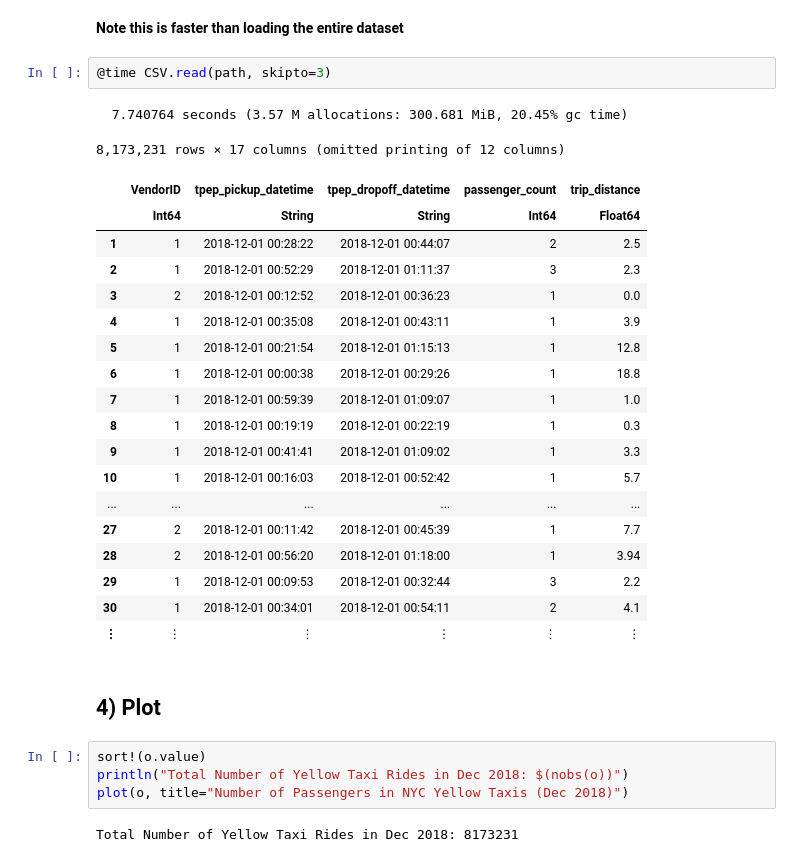
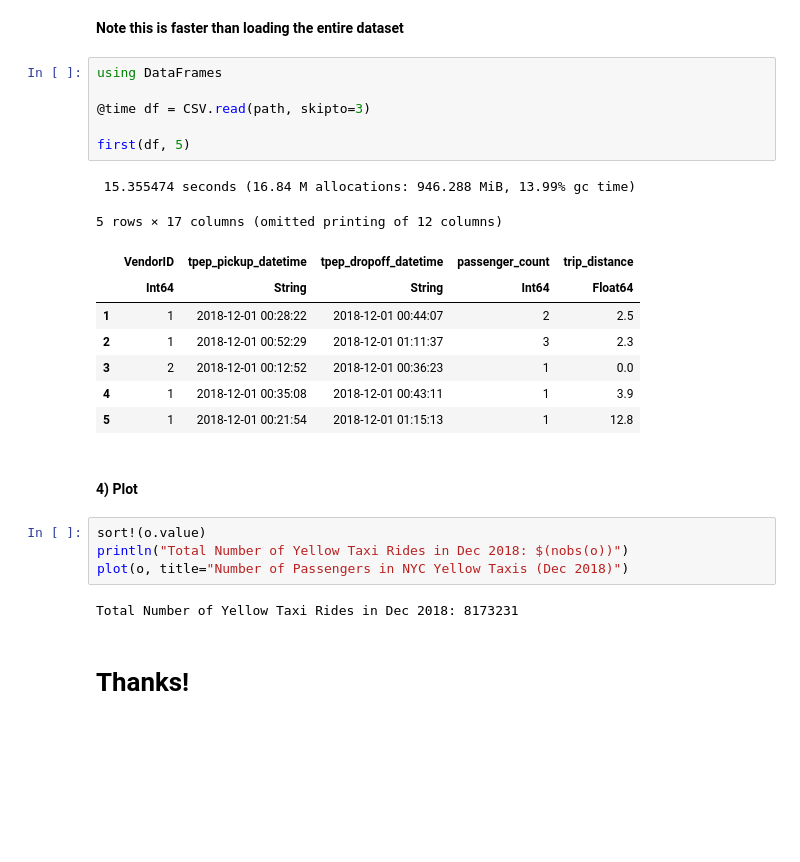
Before and after one commit to joshday/Talks, a Jupyter notebook: 2019/OnlineStats_JuliaMeetup/OnlineStats.ipynb, the cells around one changed output. Cells and saved outputs as stored; diff of their text form; blank space fills up the shorter version.

```diff
--- a/2019/OnlineStats_JuliaMeetup/OnlineStats.ipynb
+++ b/2019/OnlineStats_JuliaMeetup/OnlineStats.ipynb
@@ -199,33 +378,28 @@ end
 # %% [markdown]
 **Note this is faster than loading the entire dataset**
 # %%
-@time CSV.read(path, skipto=3)
+using DataFrames
+
+@time df = CSV.read(path, skipto=3)
+
+first(df, 5)
 # %% [output]
-  7.740764 seconds (3.57 M allocations: 300.681 MiB, 20.45% gc time)
+ 15.355474 seconds (16.84 M allocations: 946.288 MiB, 13.99% gc time)
-8,173,231 rows × 17 columns (omitted printing of 12 columns)
+5 rows × 17 columns (omitted printing of 12 columns)
 |  | VendorID | tpep_pickup_datetime | tpep_dropoff_datetime | passenger_count | trip_distance |
 |  | Int64 | String | String | Int64 | Float64 |
 | 1 | 1 | 2018-12-01 00:28:22 | 2018-12-01 00:44:07 | 2 | 2.5 |
 | 2 | 1 | 2018-12-01 00:52:29 | 2018-12-01 01:11:37 | 3 | 2.3 |
 | 3 | 2 | 2018-12-01 00:12:52 | 2018-12-01 00:36:23 | 1 | 0.0 |
 | 4 | 1 | 2018-12-01 00:35:08 | 2018-12-01 00:43:11 | 1 | 3.9 |
 | 5 | 1 | 2018-12-01 00:21:54 | 2018-12-01 01:15:13 | 1 | 12.8 |
-| 6 | 1 | 2018-12-01 00:00:38 | 2018-12-01 00:29:26 | 1 | 18.8 |
-| 7 | 1 | 2018-12-01 00:59:39 | 2018-12-01 01:09:07 | 1 | 1.0 |
-| 8 | 1 | 2018-12-01 00:19:19 | 2018-12-01 00:22:19 | 1 | 0.3 |
-| 9 | 1 | 2018-12-01 00:41:41 | 2018-12-01 01:09:02 | 1 | 3.3 |
-| 10 | 1 | 2018-12-01 00:16:03 | 2018-12-01 00:52:42 | 1 | 5.7 |
-| ... | ... | ... | ... | ... | ... |
-| 27 | 2 | 2018-12-01 00:11:42 | 2018-12-01 00:45:39 | 1 | 7.7 |
-| 28 | 2 | 2018-12-01 00:56:20 | 2018-12-01 01:18:00 | 1 | 3.94 |
-| 29 | 1 | 2018-12-01 00:09:53 | 2018-12-01 00:32:44 | 3 | 2.2 |
-| 30 | 1 | 2018-12-01 00:34:01 | 2018-12-01 00:54:11 | 2 | 4.1 |
-| ⋮ | ⋮ | ⋮ | ⋮ | ⋮ | ⋮ |
 # %% [markdown]
-## 4) Plot
+#### 4) Plot
 # %%
 sort!(o.value)
 println("Total Number of Yellow Taxi Rides in Dec 2018: $(nobs(o))")
 plot(o, title="Number of Passengers in NYC Yellow Taxis (Dec 2018)")
 # %% [output]
 Total Number of Yellow Taxi Rides in Dec 2018: 8173231
+# %% [markdown]
+# Thanks!
```
Also changed, not shown: parts of 45 cells of this notebook.
